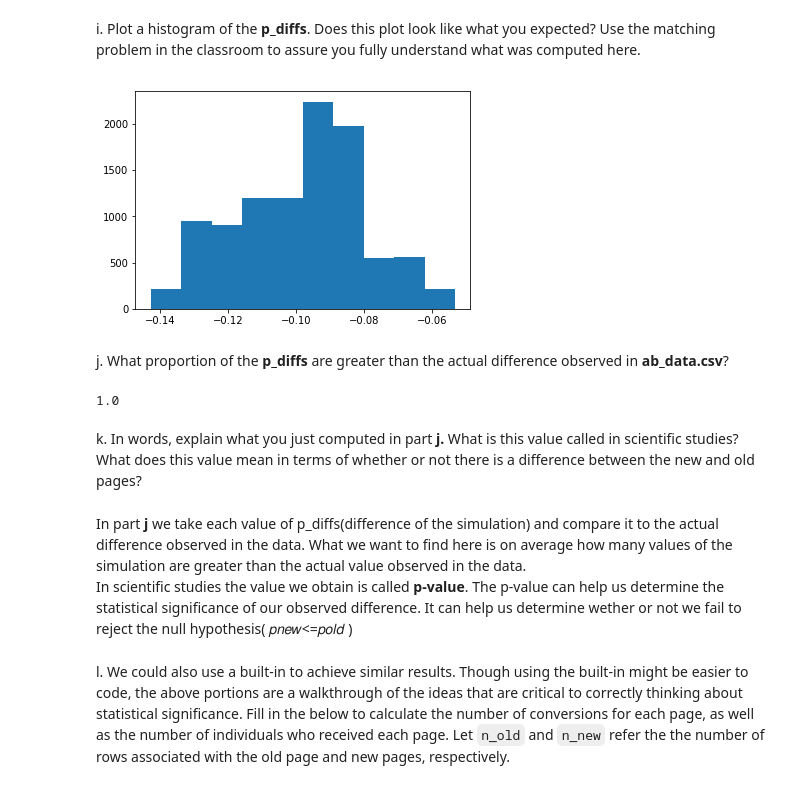
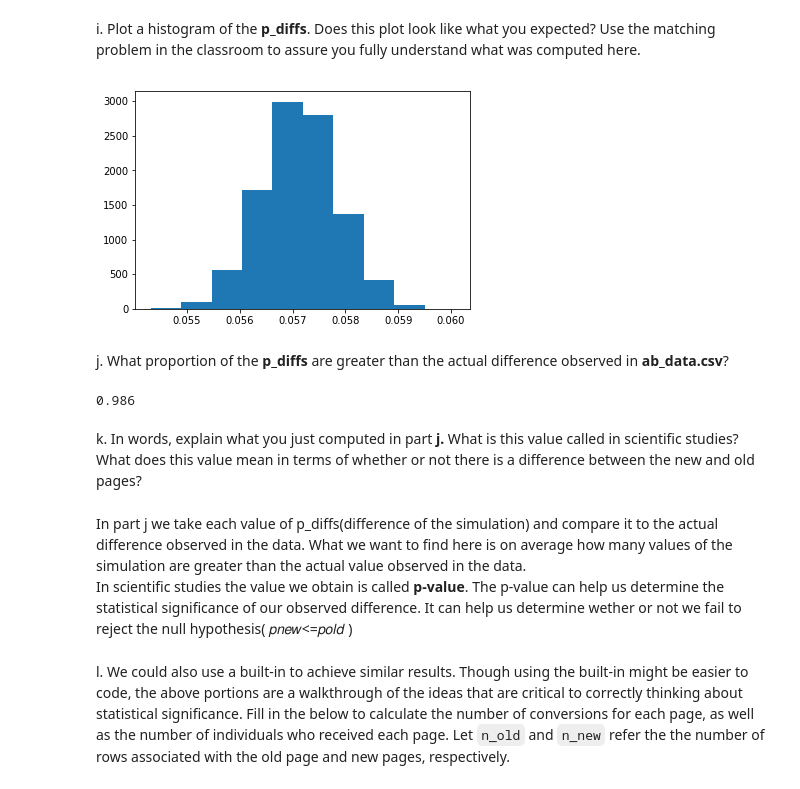
Before and after one commit to furawa/Data_Analyst_Udacity_Projects, a Jupyter notebook: 03_analyze_AB_test/Analyze_ab_test_results_notebook.ipynb, the cells around one changed output. Drawn from its saved outputs; the diff is of its cells as text; code cells hidden in the pictures.

Commit message:
Add answers part III

```diff
--- a/03_analyze_AB_test/Analyze_ab_test_results_notebook.ipynb
+++ b/03_analyze_AB_test/Analyze_ab_test_results_notebook.ipynb
@@ -251,28 +251,28 @@ p_diffs = []
 for i in range(10000):
     new_page_converted = np.random.binomial(1, p_new, n_new) # simulation of n_new with p_new
     old_page_converted = np.random.binomial(1, p_old, n_old) # simulation of n_old with p_old
-    p_new = new_page_converted.mean() # Convert rate of the n_new simulation
-    p_old = old_page_converted.mean() # Convert rate of the n_nold simulation
-    p_diffs.append(p_new - p_old) # Append the difference in the empty list
+    p_diffs.append(new_page_converted.mean() - old_page_converted.mean()) # Append the difference in the empty list
 # %% [markdown]
 i. Plot a histogram of the **p_diffs**.  Does this plot look like what you expected?  Use the matching problem in the classroom to assure you fully understand what was computed here.
 # %%
-p_diffs = pd.array(p_diffs)
+p_diffs = np.array(p_diffs)
 plt.hist(p_diffs);
 # %% [output]
-[figure, old version]
+[figure, new version]
 # %% [markdown]
 j. What proportion of the **p_diffs** are greater than the actual difference observed in **ab_data.csv**?
 # %%
+# difference observed in ab_data.csv
+diff_data = df2.query('group == "treatment"')['converted'].mean() - df2.query('group == "control"')['converted'].mean()
 # Simulate distribution under the null hypothesis
-null_vals = np.random.normal(0,p_diffs.std(),p_diffs.shape[0])
-(null_vals > diffs).mean()
+null_vals = np.random.normal(0, p_diffs.std(), p_diffs.size)
+(null_vals > diff_data).mean()
 # %% [output]
-1.0
+0.986
 # %% [markdown]
 k. In words, explain what you just computed in part **j.**  What is this value called in scientific studies?  What does this value mean in terms of whether or not there is a difference between the new and old pages?
 # %% [markdown]
-In part **j** we take each value of p_diffs(difference of the simulation) and compare it to the actual difference observed in the data. What we want to find here is on average how many values of the simulation are greater than the actual value observed in the data.
+In part j we take each value of p_diffs(difference of the simulation) and compare it to the actual difference observed in the data. What we want to find here is on average how many values of the simulation are greater than the actual value observed in the data.
 In scientific studies the value we obtain is called **p-value**. The p-value can help us determine the statistical  significance of our observed difference. It can help us determine wether or not we fail to reject the null hypothesis( 𝑝𝑛𝑒𝑤<=𝑝𝑜𝑙𝑑 )
 # %% [markdown]
 l. We could also use a built-in to achieve similar results.  Though using the built-in might be easier to code, the above portions are a walkthrough of the ideas that are critical to correctly thinking about statistical significance. Fill in the below to calculate the number of conversions for each page, as well as the number of individuals who received each page. Let `n_old` and `n_new` refer the the number of rows associated with the old page and new pages, respectively.
```
Also changed, not shown: parts of 20 cells of this notebook.
